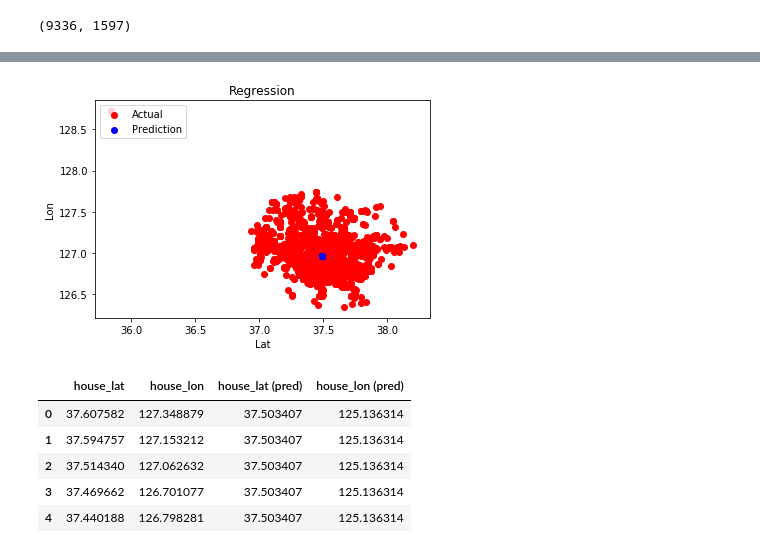
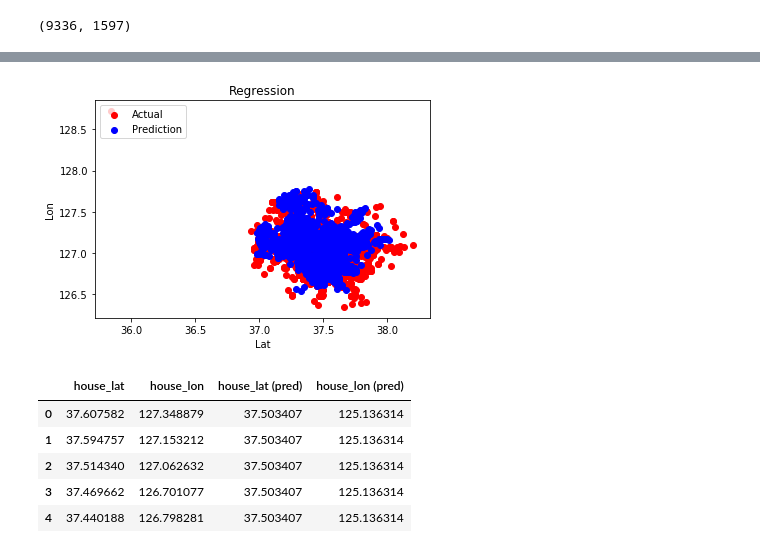
Before and after one commit to jasonyliang/Hanyang-Urban-Planning-Lab, a Jupyter notebook: Playground2.ipynb, the cells around one changed output, grey strips where cells are left out. Cells and saved outputs as stored; diff of their text form; code cells hidden in the pictures.

Commit message:
new training method

```diff
--- a/Playground2.ipynb
+++ b/Playground2.ipynb
@@ -589,3 +603,9 @@ X_train, X_test, y_train, y_test = train_test_split(X, Y, test_size = 0.2, rando
+# %%
+X_train, X_test, y_train, y_test = train_test_split(X, Y_standardized, test_size = 0.2, random_state = 0)
+from sklearn.preprocessing import MinMaxScaler
+sc = MinMaxScaler(feature_range = (0, 1))
+X_train = sc.fit_transform(X_train)
+X_test = sc.transform(X_test)
 # %%
-regressor.fit(X_train[:, 0:8], y_train, batch_size = 10, epochs = 700)
+regressor.fit(X_train, y_train, batch_size = 20, epochs = 100)
 # %% [output]
@@ -610,2 +630,9 @@ KeyboardInterrupt:
 # %%
-y_pred = regressor.predict(X_test[:, 0:8])
+y_pred = regressor.predict(X_test)
+# %%
+y_pred_new[:,0] = y_pred[:,0] * np.std(Y[:,0]) + np.mean(Y[:,0])
+y_pred_new[:,1] = y_pred[:,1] * np.std(Y[:,1]) + np.mean(Y[:,1])
+
+y_test_new[:,0] = y_test[:,0] * np.std(Y[:,0]) + np.mean(Y[:,0])
+y_test_new[:,1] = y_test[:,1] * np.std(Y[:,1]) + np.mean(Y[:,1])
+y_pred_new
@@ -627,14 +662,14 @@ accuracy(prediction)
 # %%
 # plot?
-plt.scatter(y_test[:, 0], y_test[:, 1], color = "red", label = 'Actual')
-plt.scatter(y_pred[:, 0], y_pred[:, 1], color = "blue", label = 'Prediction')
+plt.scatter(y_test_new[:, 0], y_test_new[:, 1], color = "red", label = 'Actual')
+plt.scatter(y_pred_new[:, 0], y_pred_new[:, 1], color = "blue", label = 'Prediction')
 plt.title('Regression')
 plt.xlabel('Lat')
 plt.ylabel('Lon')
 plt.legend(loc='upper left')
 plt.show()
 # %% [output]
-[figure, old version]
+[figure, new version]
 # %%
 prediction.head()
 # %% [output]
```
Also changed, not shown: parts of 9 cells of this notebook.
